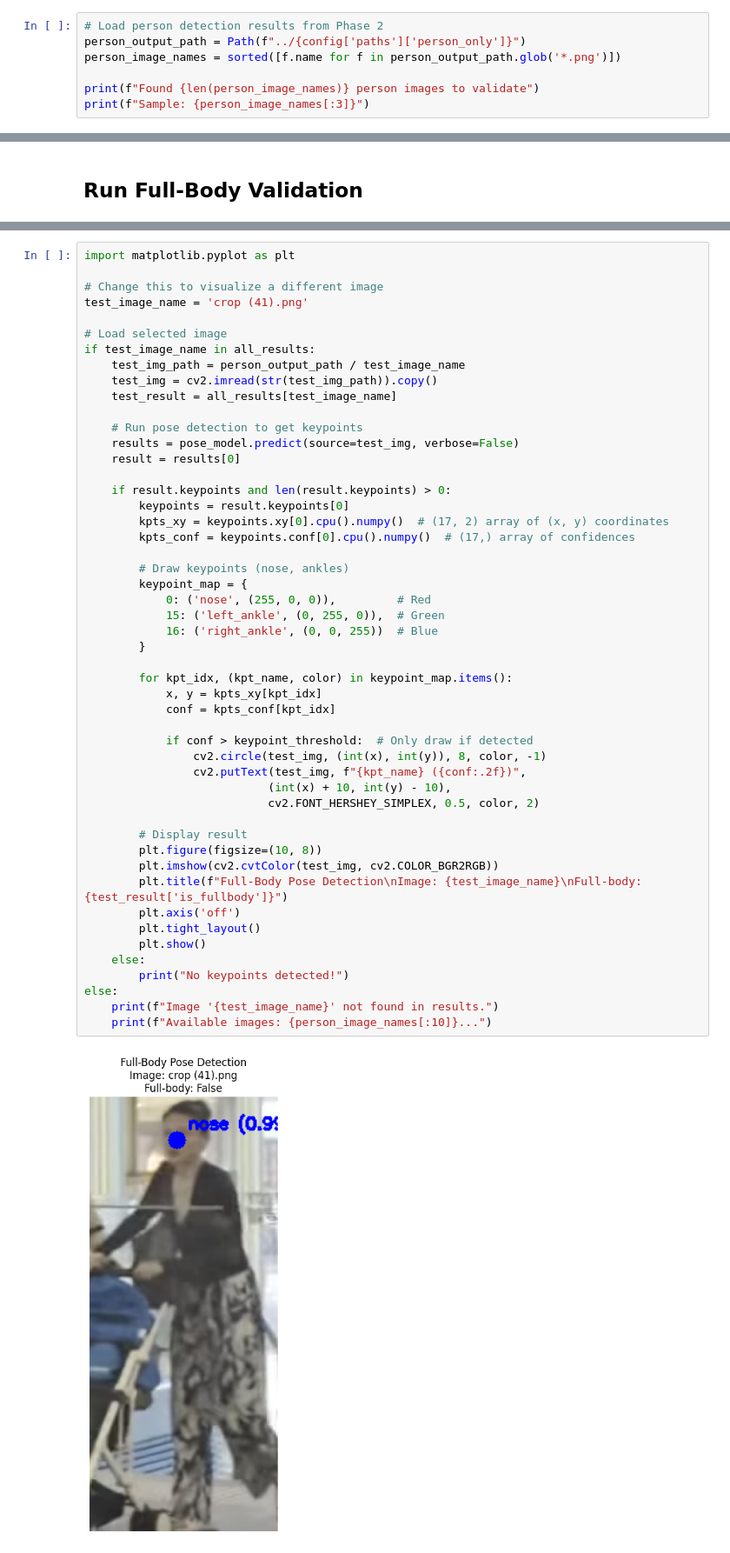
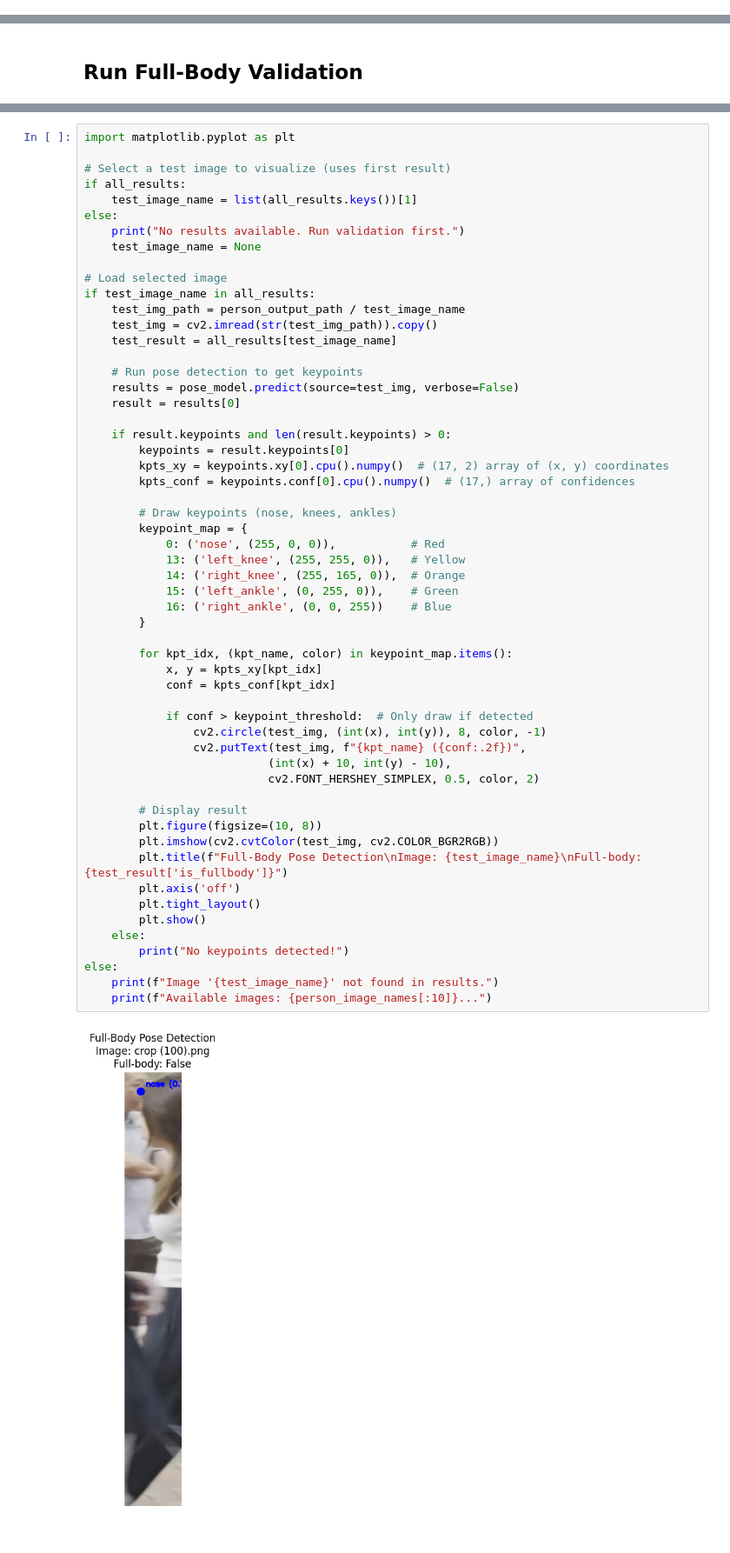
Before and after one commit to ChinSekYi/vision-pipeline-dataset-cleaner, a Jupyter notebook: notebooks/03_fullbody_validation.ipynb, the cells around one changed output, grey strips where cells are left out. Shown at 87% size. Cells and saved outputs as stored; diff of their text form.

Commit message:
add phase 4 and 5

```diff
--- a/notebooks/03_fullbody_validation.ipynb
+++ b/notebooks/03_fullbody_validation.ipynb
@@ -175,7 +135,0 @@ Keypoint threshold: 0.5
-# %%
-# Load person detection results from Phase 2
-person_output_path = Path(f"../{config['paths']['person_only']}")
-person_image_names = sorted([f.name for f in person_output_path.glob('*.png')])
-
-print(f"Found {len(person_image_names)} person images to validate")
-print(f"Sample: {person_image_names[:3]}")
@@ -252,8 +213,12 @@ Total images in validated: 147
 # %%
 import matplotlib.pyplot as plt
 
-# Change this to visualize a different image
-test_image_name = 'crop (41).png'
+# Select a test image to visualize (uses first result)
+if all_results:
+    test_image_name = list(all_results.keys())[1]
+else:
+    print("No results available. Run validation first.")
+    test_image_name = None
 
 # Load selected image
 if test_image_name in all_results:
@@ -269,35 +234,37 @@ if test_image_name in all_results:
         keypoints = result.keypoints[0]
         kpts_xy = keypoints.xy[0].cpu().numpy()  # (17, 2) array of (x, y) coordinates
         kpts_conf = keypoints.conf[0].cpu().numpy()  # (17,) array of confidences
 
-        # Draw keypoints (nose, ankles)
+        # Draw keypoints (nose, knees, ankles)
         keypoint_map = {
-            0: ('nose', (255, 0, 0)),         # Red
-            15: ('left_ankle', (0, 255, 0)),  # Green
-            16: ('right_ankle', (0, 0, 255))  # Blue
+            0: ('nose', (255, 0, 0)),           # Red
+            13: ('left_knee', (255, 255, 0)),   # Yellow
+            14: ('right_knee', (255, 165, 0)),  # Orange
+            15: ('left_ankle', (0, 255, 0)),    # Green
+            16: ('right_ankle', (0, 0, 255))    # Blue
         }
 
         for kpt_idx, (kpt_name, color) in keypoint_map.items():
             x, y = kpts_xy[kpt_idx]
             conf = kpts_conf[kpt_idx]
 
             if conf > keypoint_threshold:  # Only draw if detected
                 cv2.circle(test_img, (int(x), int(y)), 8, color, -1)
                 cv2.putText(test_img, f"{kpt_name} ({conf:.2f})",
                            (int(x) + 10, int(y) - 10),
                            cv2.FONT_HERSHEY_SIMPLEX, 0.5, color, 2)
 
         # Display result
         plt.figure(figsize=(10, 8))
         plt.imshow(cv2.cvtColor(test_img, cv2.COLOR_BGR2RGB))
         plt.title(f"Full-Body Pose Detection\nImage: {test_image_name}\nFull-body: {test_result['is_fullbody']}")
         plt.axis('off')
         plt.tight_layout()
         plt.show()
     else:
         print("No keypoints detected!")
 else:
     print(f"Image '{test_image_name}' not found in results.")
     print(f"Available images: {person_image_names[:10]}...")
 # %% [output]
-[figure, old version]
+[figure, new version]
```
Also changed, not shown: parts of 18 cells of this notebook, 9 other files.
